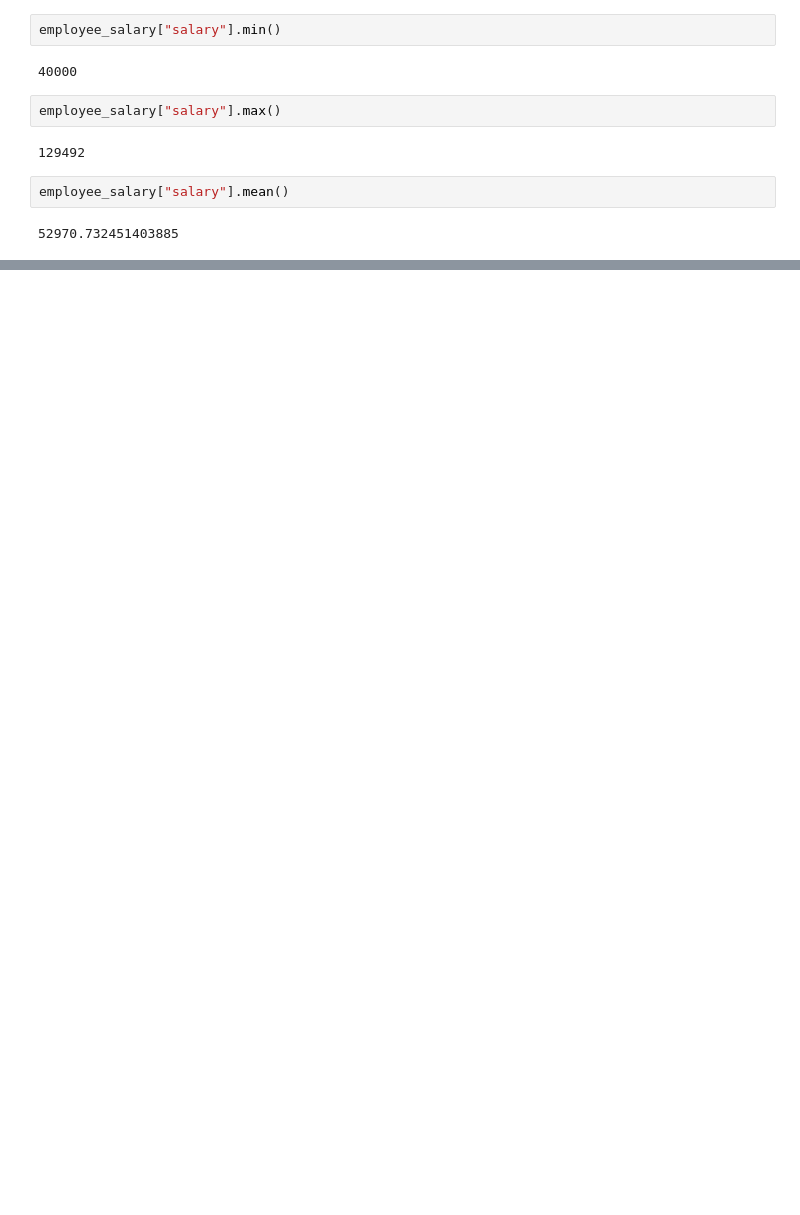
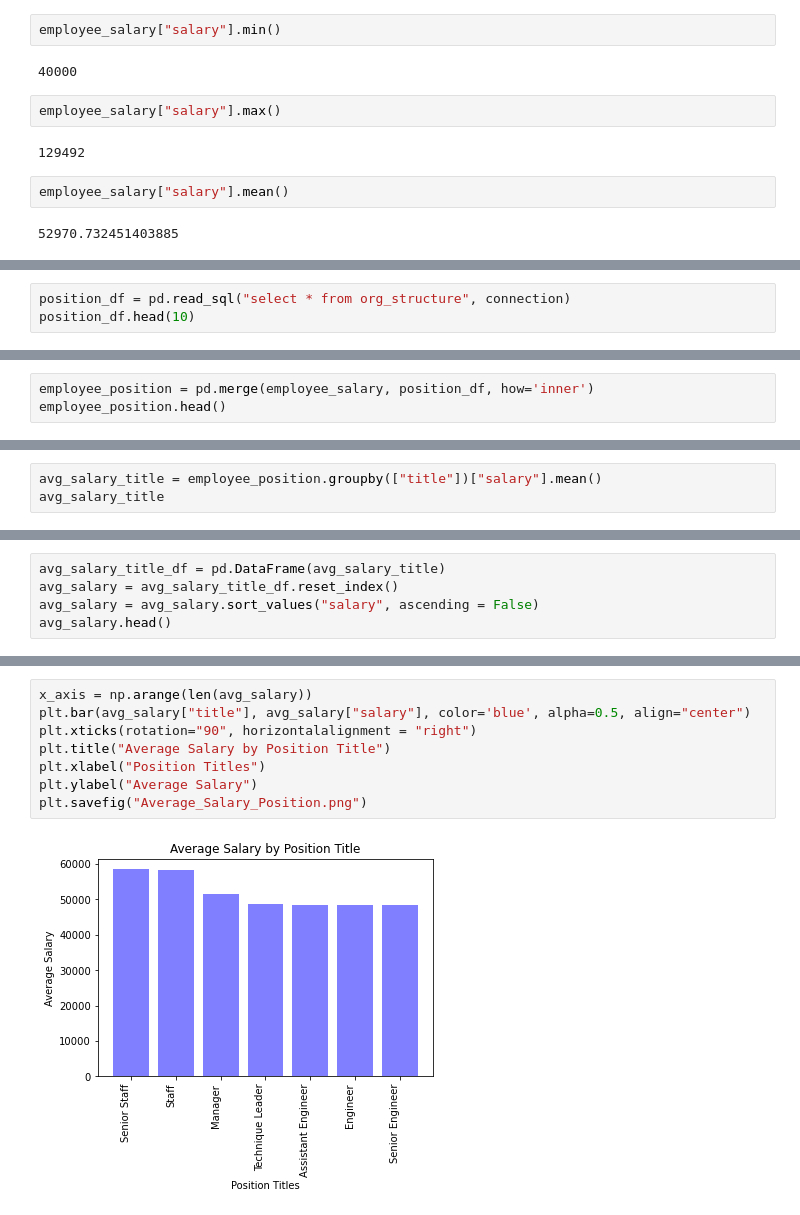
Before and after one commit to eatingsoup1986/sql-challenge, a Jupyter notebook: EmployeeSQLAlchemy(Cheng).ipynb, the cells around one changed output, grey strips where cells are left out. Drawn from its saved outputs; the diff is of its cells as text; blank space fills up the shorter version.

```diff
--- a/EmployeeSQLAlchemy(Cheng).ipynb
+++ b/EmployeeSQLAlchemy(Cheng).ipynb
@@ -73,0 +75,3 @@ plt.show()
+# %%
+position_df = pd.read_sql("select * from org_structure", connection)
+position_df.head(10)
@@ -73,0 +87,3 @@ plt.show()
+# %%
+employee_position = pd.merge(employee_salary, position_df, how='inner')
+employee_position.head()
@@ -73,0 +97,3 @@ plt.show()
+# %%
+avg_salary_title = employee_position.groupby(["title"])["salary"].mean()
+avg_salary_title
@@ -73,0 +110,5 @@ plt.show()
+# %%
+avg_salary_title_df = pd.DataFrame(avg_salary_title)
+avg_salary = avg_salary_title_df.reset_index()
+avg_salary = avg_salary.sort_values("salary", ascending = False)
+avg_salary.head()
@@ -73,0 +122,10 @@ plt.show()
+# %%
+x_axis = np.arange(len(avg_salary))
+plt.bar(avg_salary["title"], avg_salary["salary"], color='blue', alpha=0.5, align="center")
+plt.xticks(rotation="90", horizontalalignment = "right")
+plt.title("Average Salary by Position Title")
+plt.xlabel("Position Titles")
+plt.ylabel("Average Salary")
+plt.savefig("Average_Salary_Position.png")
+# %% [output]
+[figure, added]
```
Also changed, not shown: parts of 7 cells of this notebook, 3 other files.
